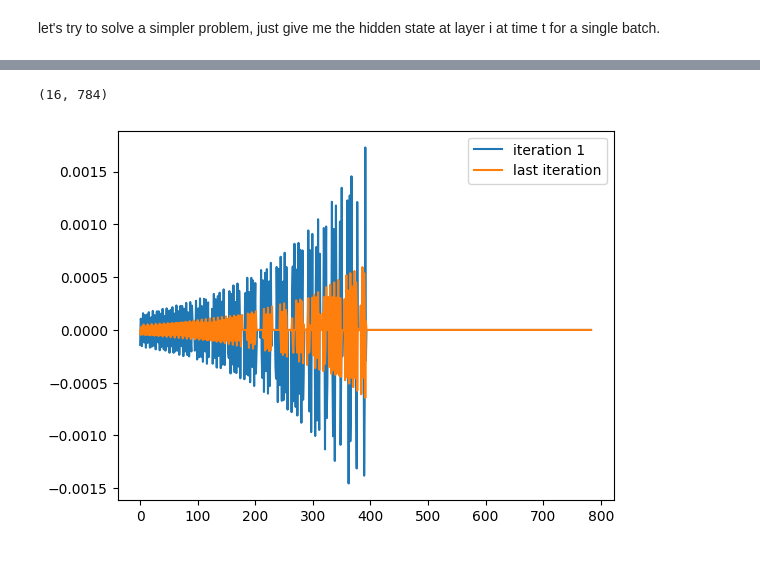
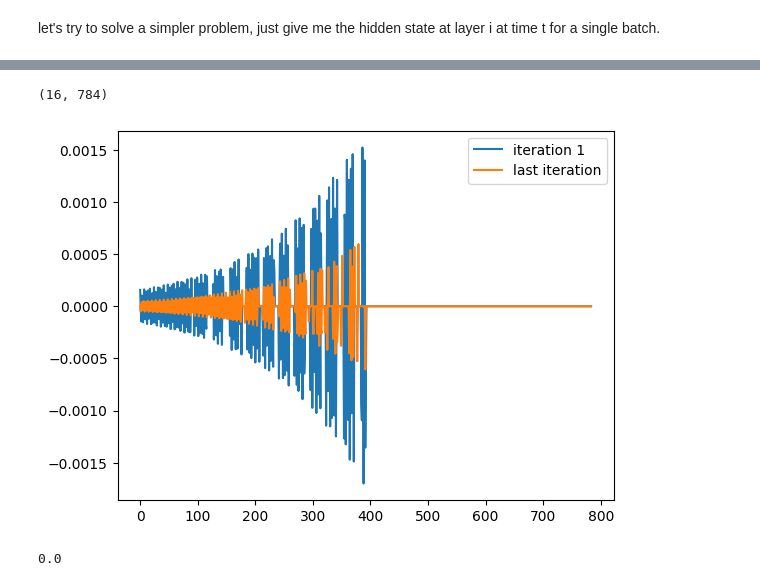
Before and after one commit to smejak/S5, a Jupyter notebook: gradients.ipynb, the cells around one changed output, grey strips where cells are left out. Cells and saved outputs as stored; diff of their text form; code cells hidden in the pictures.

Commit message:
WIP: working mnist gradients

```diff
--- a/gradients.ipynb
+++ b/gradients.ipynb
@@ -29,7 +29,7 @@ args = Args(
     jax_seed=0,
     blocks=1,
     d_model=64,
-    n_layers=1,
+    n_layers=2,
     n_classes=2,
     C_init='complex_normal',
     discretization='zoh',
@@ -146,18 +159,19 @@ def train_epoch(state, rng, model, trainloader, seq_len, in_dim, batchnorm, lr_p
 
     decay_function, ssm_lr, lr, step, end_step, opt_config, lr_min = lr_params
 
-    for batch in tqdm(trainloader): # enumerate(itertools.islice(tqdm(trainloader), 10)):
+    for idx, batch in enumerate(tqdm(trainloader)): # enumerate(itertools.islice(tqdm(trainloader), 10)): #
         inputs, labels, integration_times = prep_batch(batch, seq_len, in_dim)
         rng, drop_rng = jax.random.split(rng)
-        gradient = hidden_gradients(
-            state=state,
-            rng=rng,
-            batch_inputs=inputs,
-            batch_integration_timesteps=integration_times,
-            model=model,
-            batchnorm=batchnorm
-        )
-        gradients.append(gradient)
+        if idx == 10 or idx == 1000 or idx == 2000 or idx == 3300:
+            gradient = hidden_gradients(
+                state=state,
+                rng=rng,
+                batch_inputs=inputs,
+                batch_integration_timesteps=integration_times,
+                model=model,
+                batchnorm=batchnorm
+            )
+            gradients.append(gradient)
         state, loss = train_step_with_hiddens(
             state,
             drop_rng,
@@ -503,17 +574,21 @@ grads[0].shape
 # %%
 g0 = grads[0][0]
 g1 = grads[0][-1]
 print(g0.shape)
 
-import matplotlib.pyplot as plt
 
-plt.plot(g0[0], label='iteration 1')
-plt.plot(g1[0], label='last iteration')
+
+plt.plot(g0[-2], label='iteration 1')
+plt.plot(g1[-2], label='last iteration')
 plt.legend()
 plt.show()
 # %% [output]
 (16, 784)
-[figure, old version]
+[figure, new version]
+# %%
+print(g0[0][784//2+2])
+# %% [output]
+0.0
 # %%
 np.save('./gradients.npy', grads[0])
 # %%
```
Also changed, not shown: parts of 4 cells of this notebook.
